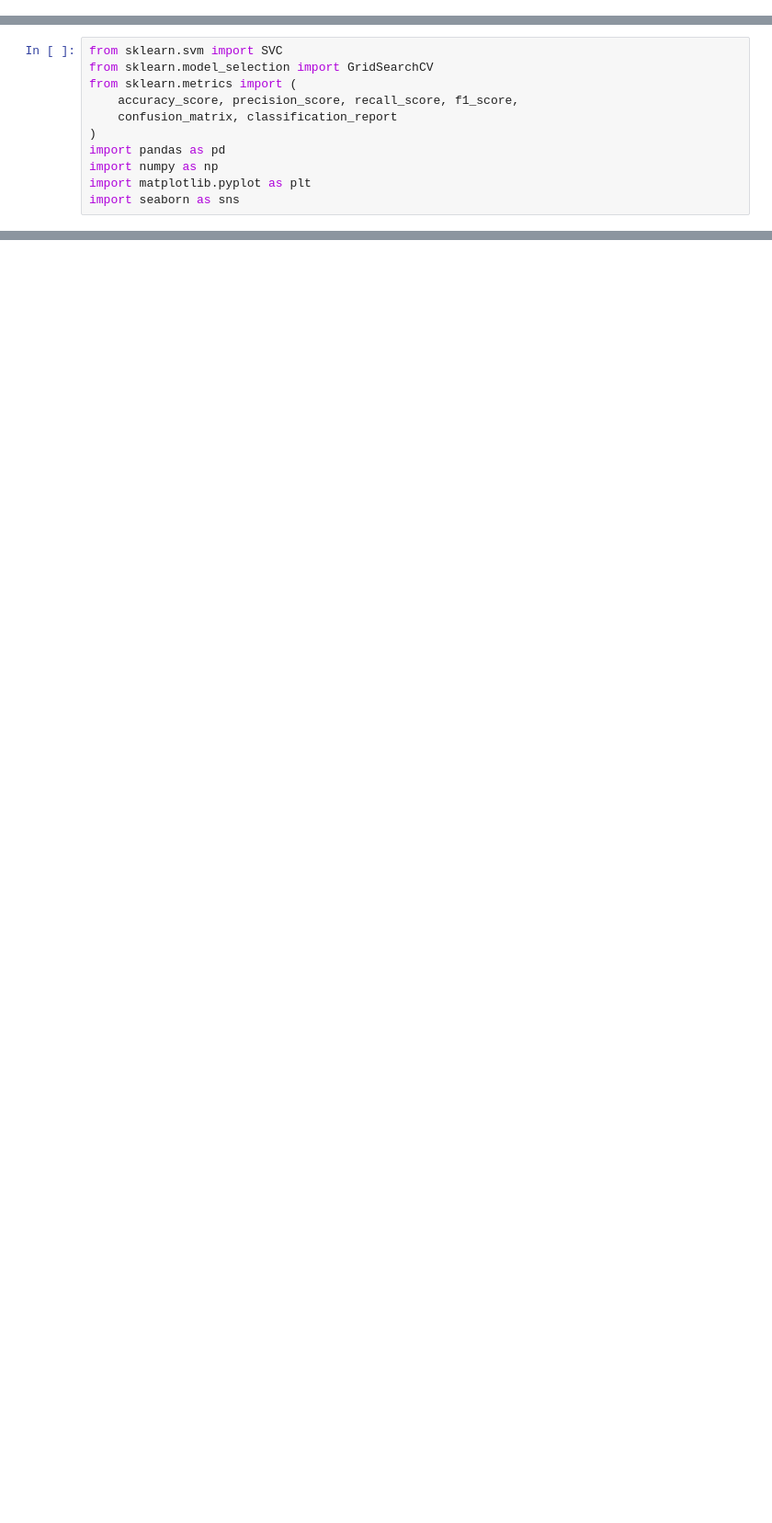
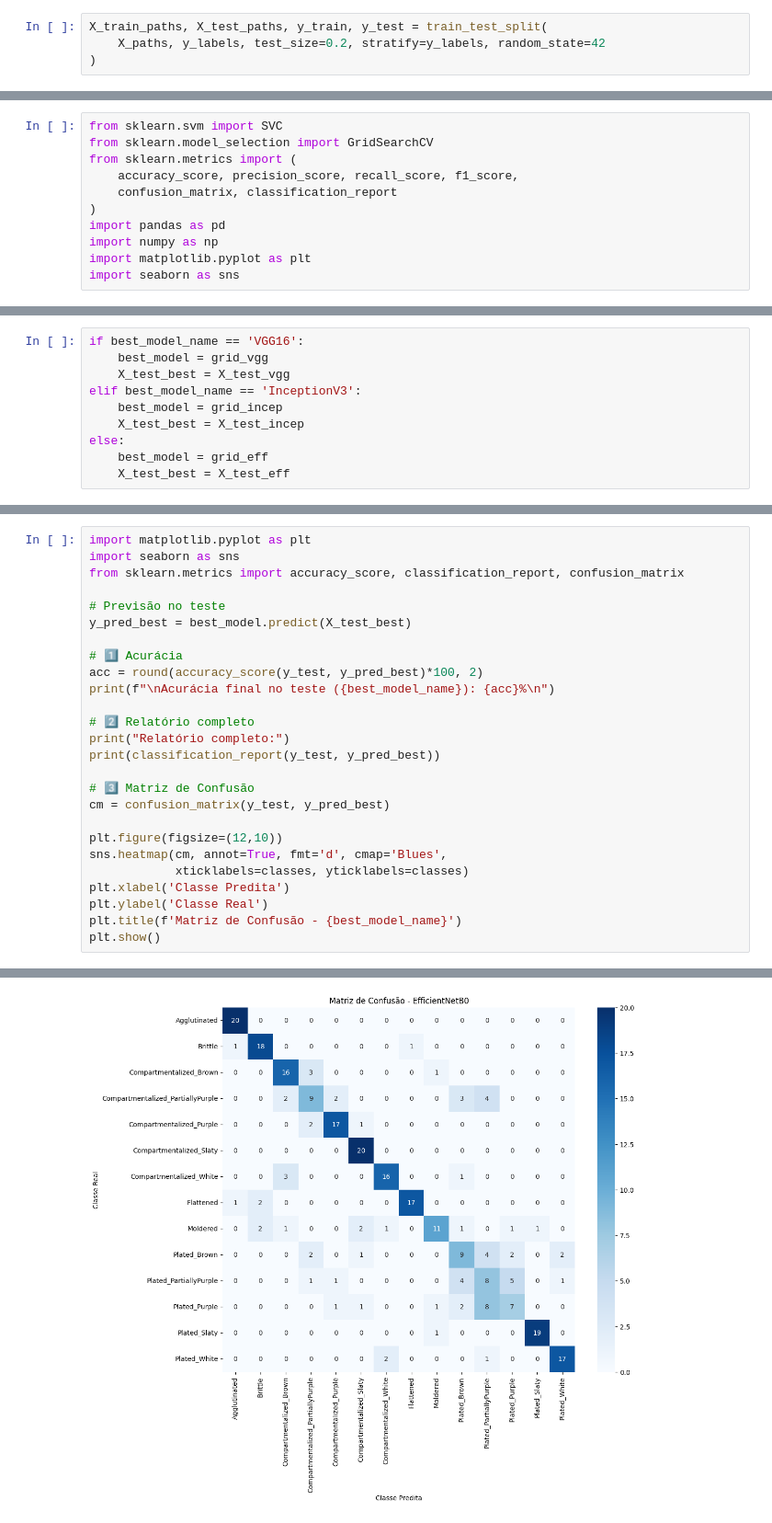
Before and after one commit to joelma78/colab-github-actions, a Jupyter notebook: ML2_Cacau.ipynb, the cells around one changed output, grey strips where cells are left out. Shown at 92% size. Drawn from its saved outputs; the diff is of its cells as text; blank space fills up the shorter version.

```diff
--- a/ML2_Cacau.ipynb
+++ b/ML2_Cacau.ipynb
@@ -230,3 +217,7 @@ X_train, X_test, y_train, y_test = train_test_split(
+# %%
+X_train_paths, X_test_paths, y_train, y_test = train_test_split(
+    X_paths, y_labels, test_size=0.2, stratify=y_labels, random_state=42
+)
 # %% [markdown]
 As imagens da base apresentavam grande variação de resolução, com larguras entre 835 e 2393 pixels e alturas entre 1091 e 2699 pixels. Para garantir padronização e compatibilidade com as arquiteturas de deep learning utilizadas nas próximas etapas, todas as imagens foram redimensionadas para 224×224 pixels.
 
@@ -1099,0 +521,10 @@ WARNING:absl:No training configuration found in the save file, so the model was
+# %%
+if best_model_name == 'VGG16':
+    best_model = grid_vgg
+    X_test_best = X_test_vgg
+elif best_model_name == 'InceptionV3':
+    best_model = grid_incep
+    X_test_best = X_test_incep
+else:
+    best_model = grid_eff
+    X_test_best = X_test_eff
@@ -1099,0 +533,27 @@ WARNING:absl:No training configuration found in the save file, so the model was
+# %%
+import matplotlib.pyplot as plt
+import seaborn as sns
+from sklearn.metrics import accuracy_score, classification_report, confusion_matrix
+
+# Previsão no teste
+y_pred_best = best_model.predict(X_test_best)
+
+# 1️⃣ Acurácia
+acc = round(accuracy_score(y_test, y_pred_best)*100, 2)
+print(f"\nAcurácia final no teste ({best_model_name}): {acc}%\n")
+
+# 2️⃣ Relatório completo
+print("Relatório completo:")
+print(classification_report(y_test, y_pred_best))
+
+# 3️⃣ Matriz de Confusão
+cm = confusion_matrix(y_test, y_pred_best)
+
+plt.figure(figsize=(12,10))
+sns.heatmap(cm, annot=True, fmt='d', cmap='Blues',
+            xticklabels=classes, yticklabels=classes)
+plt.xlabel('Classe Predita')
+plt.ylabel('Classe Real')
+plt.title(f'Matriz de Confusão - {best_model_name}')
+plt.show()
+# %% [output]
@@ -1099,0 +577 @@ WARNING:absl:No training configuration found in the save file, so the model was
+[figure, added]
```
Also changed, not shown: parts of 85 cells of this notebook.
